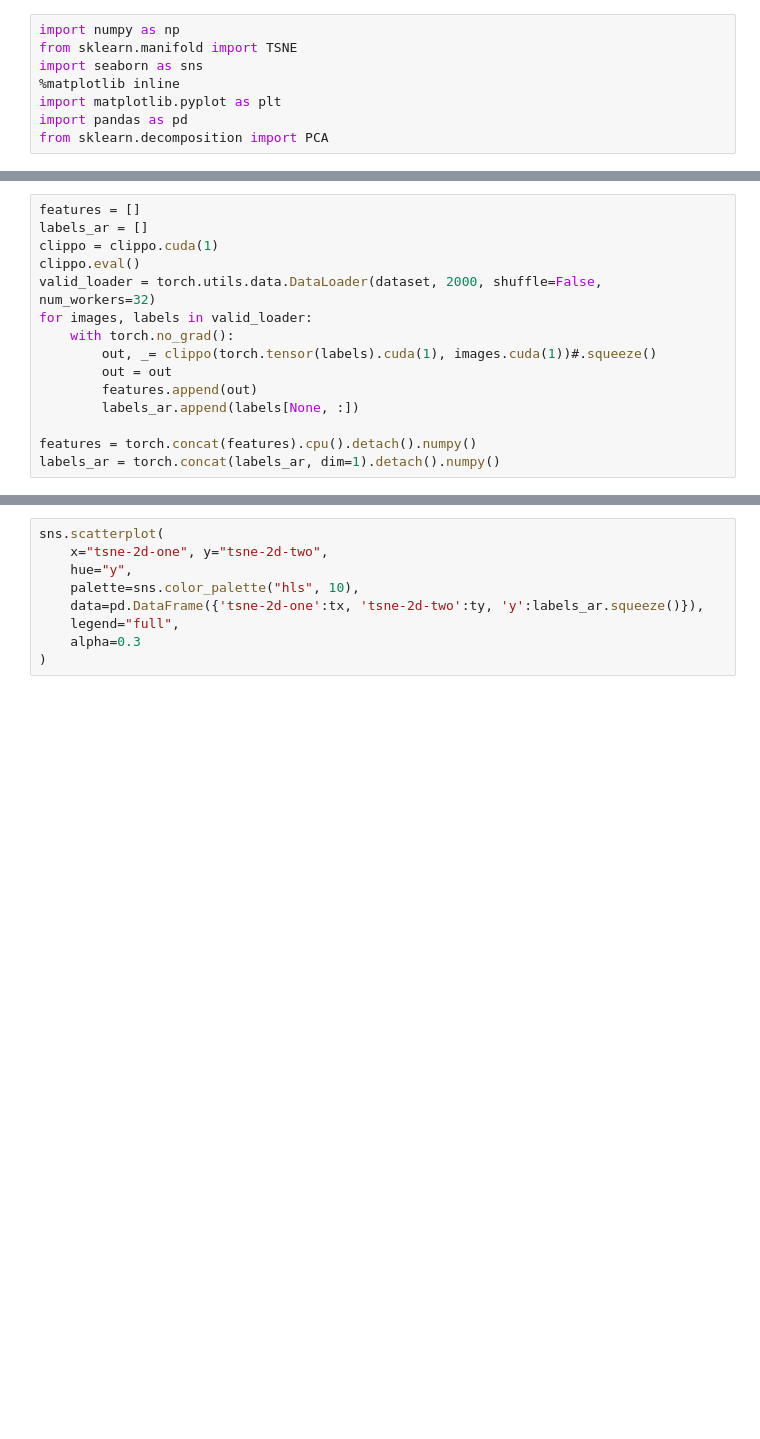
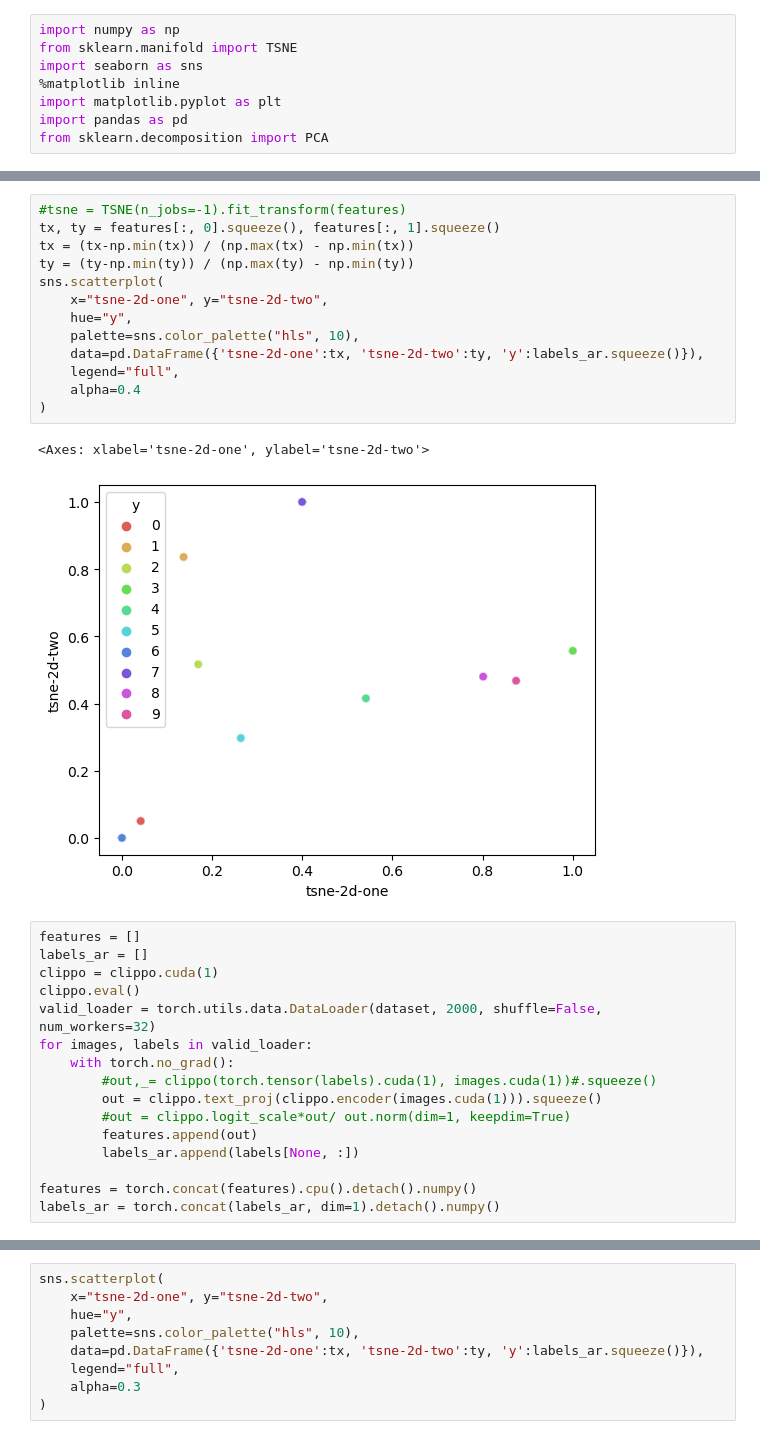
Before and after one commit to Faisal-Hajari/KD, a Jupyter notebook: CLIPPO/testing.ipynb, the cells around one changed output, grey strips where cells are left out. Saved outputs shown, nothing was run; the diff lists cells and outputs as text; blank space fills up the shorter version.

```diff
--- a/CLIPPO/testing.ipynb
+++ b/CLIPPO/testing.ipynb
@@ -71,3 +130,19 @@ from sklearn.decomposition import PCA
+# %%
+#tsne = TSNE(n_jobs=-1).fit_transform(features)
+tx, ty = features[:, 0].squeeze(), features[:, 1].squeeze()
+tx = (tx-np.min(tx)) / (np.max(tx) - np.min(tx))
+ty = (ty-np.min(ty)) / (np.max(ty) - np.min(ty))
+sns.scatterplot(
+    x="tsne-2d-one", y="tsne-2d-two",
+    hue="y",
+    palette=sns.color_palette("hls", 10),
+    data=pd.DataFrame({'tsne-2d-one':tx, 'tsne-2d-two':ty, 'y':labels_ar.squeeze()}),
+    legend="full",
+    alpha=0.4
+)
+# %% [output]
+<Axes: xlabel='tsne-2d-one', ylabel='tsne-2d-two'>
+[figure, added]
 # %%
 features = []
 labels_ar = []
@@ -76,8 +151,9 @@ clippo.eval()
 valid_loader = torch.utils.data.DataLoader(dataset, 2000, shuffle=False, num_workers=32)
 for images, labels in valid_loader:
     with torch.no_grad():
-        out, _= clippo(torch.tensor(labels).cuda(1), images.cuda(1))#.squeeze()
-        out = out
+        #out,_= clippo(torch.tensor(labels).cuda(1), images.cuda(1))#.squeeze()
+        out = clippo.text_proj(clippo.encoder(images.cuda(1))).squeeze()
+        #out = clippo.logit_scale*out/ out.norm(dim=1, keepdim=True)
         features.append(out)
         labels_ar.append(labels[None, :])
 
```
Also changed, not shown: parts of 33 cells of this notebook, 8 other files.
